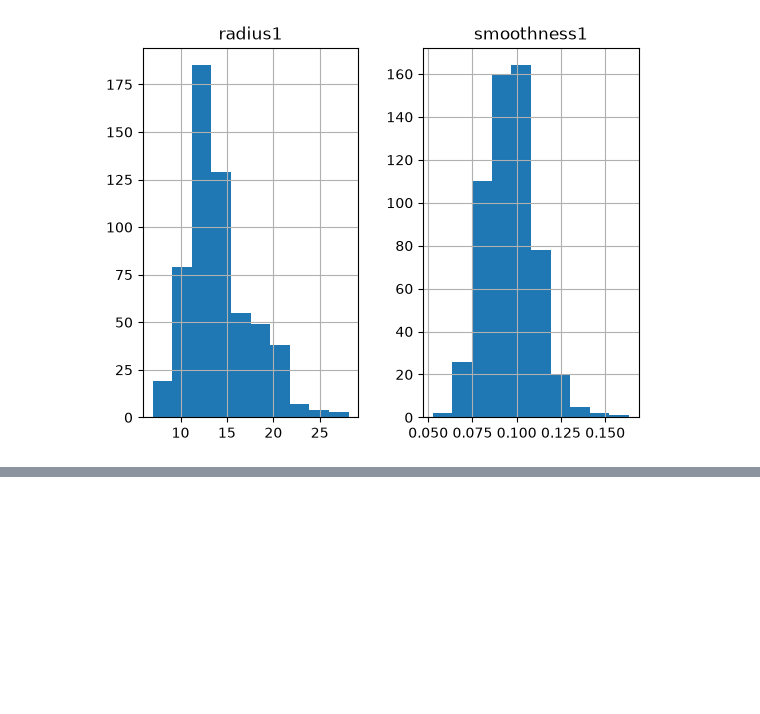
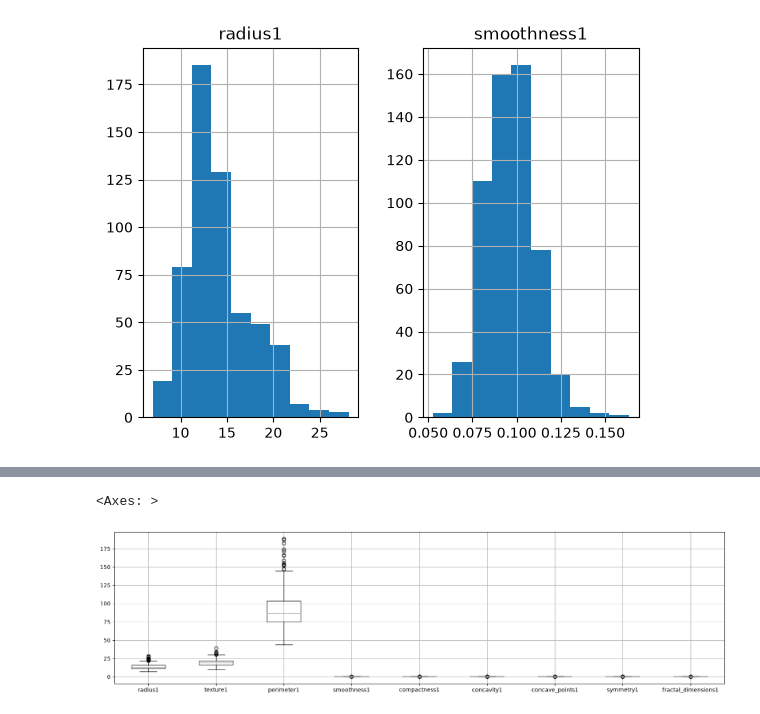
Before and after one commit to lavima/itf31519_2026, a Jupyter notebook: pipeline_baseline_evaluation/workshop_2508.ipynb, the cells around one changed output, grey strips where cells are left out. Saved outputs shown, nothing was run; the diff lists cells and outputs as text; code cells hidden in the pictures; blank space fills up the shorter version.

```diff
--- a/pipeline_baseline_evaluation/workshop_2508.ipynb
+++ b/pipeline_baseline_evaluation/workshop_2508.ipynb
@@ -171,0 +186,17 @@ breast_cancer_dataset['radius1'].plot.kde()
+# %%
+features1 = [
+    'radius1',
+    'texture1',
+    'perimeter1',
+    'smoothness1',
+    'compactness1',
+    'concavity1',
+    'concave_points1',
+    'symmetry1',
+    'fractal_dimensions1',
+]
+fig, ax = plt.subplots(1,1,figsize=(20, 5))
+breast_cancer_dataset[features1].boxplot()
+# %% [output]
+<Axes: >
+[figure, added]
```
Also changed, not shown: parts of 14 cells of this notebook.
